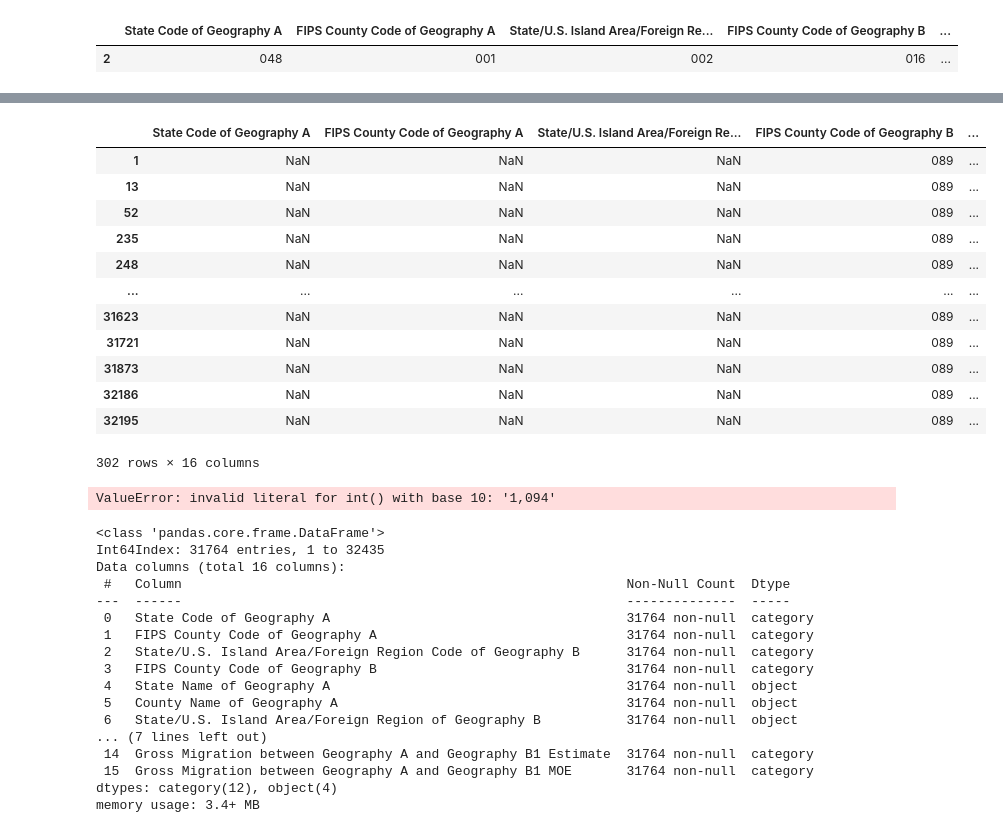
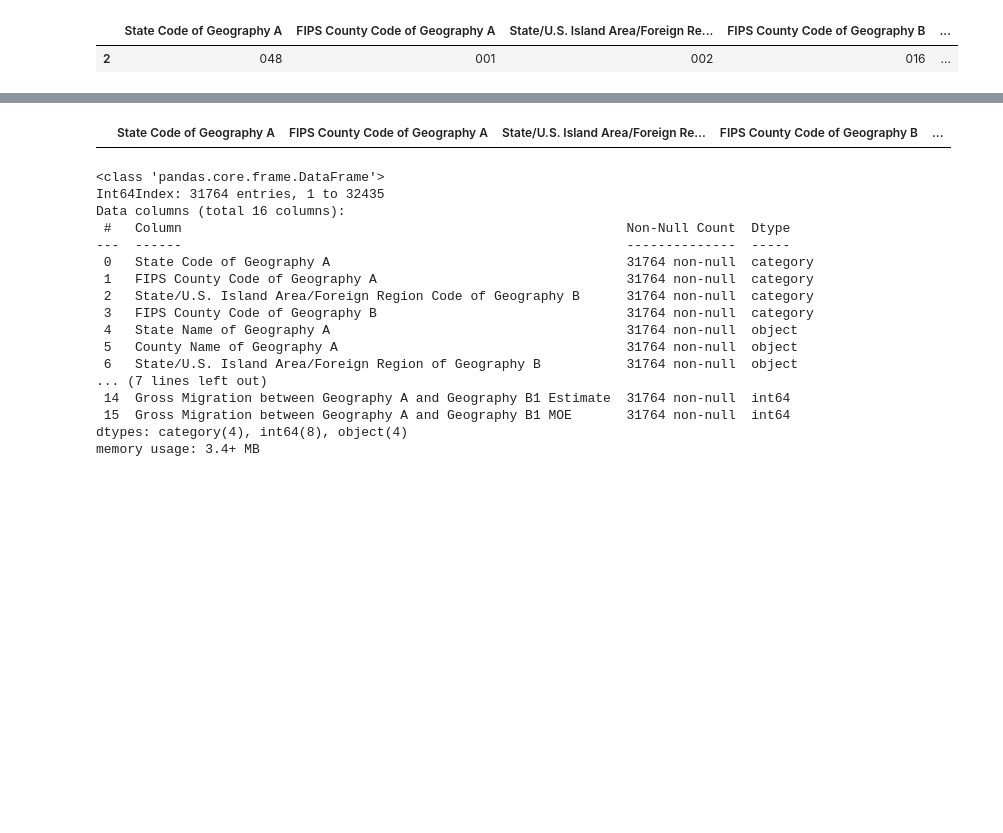
Before and after one commit to randallb15/City-Data, a Jupyter notebook: Testing.ipynb, the cells around one changed output, grey strips where cells are left out. Drawn from its saved outputs; the diff is of its cells as text; code cells hidden in the pictures; blank space fills up the shorter version.

Commit message:
more cleaning of texas csv

```diff
--- a/Testing.ipynb
+++ b/Testing.ipynb
@@ -203,25 +219,11 @@ memory usage: 4.6+ MB
 # %%
-ins_outs_df_texas.iloc[:,8:] = ins_outs_df_texas.replace(',','')
+ins_outs_df_texas.iloc[:,8:] = ins_outs_df_texas.iloc[:,8:].replace('\D*','',regex=True)
 # %%
-ins_outs_df_texas[ins_outs_df_texas == '089'].dropna(how='all')
+ins_outs_df_texas[ins_outs_df_texas == '1,094'].dropna(how='all')
 # %% [output]
 |  | State Code of Geography A | FIPS County Code of Geography A | State/U.S. Island Area/Foreign Re... | FIPS County Code of Geography B | ... |
-| 1 | NaN | NaN | NaN | 089 | ... |
-| 13 | NaN | NaN | NaN | 089 | ... |
-| 52 | NaN | NaN | NaN | 089 | ... |
-| 235 | NaN | NaN | NaN | 089 | ... |
-| 248 | NaN | NaN | NaN | 089 | ... |
-| ... | ... | ... | ... | ... | ... |
-| 31623 | NaN | NaN | NaN | 089 | ... |
-| 31721 | NaN | NaN | NaN | 089 | ... |
-| 31873 | NaN | NaN | NaN | 089 | ... |
-| 32186 | NaN | NaN | NaN | 089 | ... |
-| 32195 | NaN | NaN | NaN | 089 | ... |
-302 rows × 16 columns
 # %%
 ins_outs_df_texas.iloc[:,8:] = ins_outs_df_texas.iloc[:,8:].astype('int')
-# %% [output]
-ValueError: invalid literal for int() with base 10: '1,094'
 # %%
 ins_outs_df_texas.info()
 # %% [output]
@@ -238,7 +240,7 @@ Data columns (total 16 columns):
  5   County Name of Geography A                                     31764 non-null  object
  6   State/U.S. Island Area/Foreign Region of Geography B           31764 non-null  object
 ... (7 lines left out)
- 14  Gross Migration between Geography A and Geography B1 Estimate  31764 non-null  category
- 15  Gross Migration between Geography A and Geography B1 MOE       31764 non-null  category
-dtypes: category(12), object(4)
+ 14  Gross Migration between Geography A and Geography B1 Estimate  31764 non-null  int64
+ 15  Gross Migration between Geography A and Geography B1 MOE       31764 non-null  int64
+dtypes: category(4), int64(8), object(4)
 memory usage: 3.4+ MB
```
Also changed, not shown: parts of 5 cells of this notebook.
